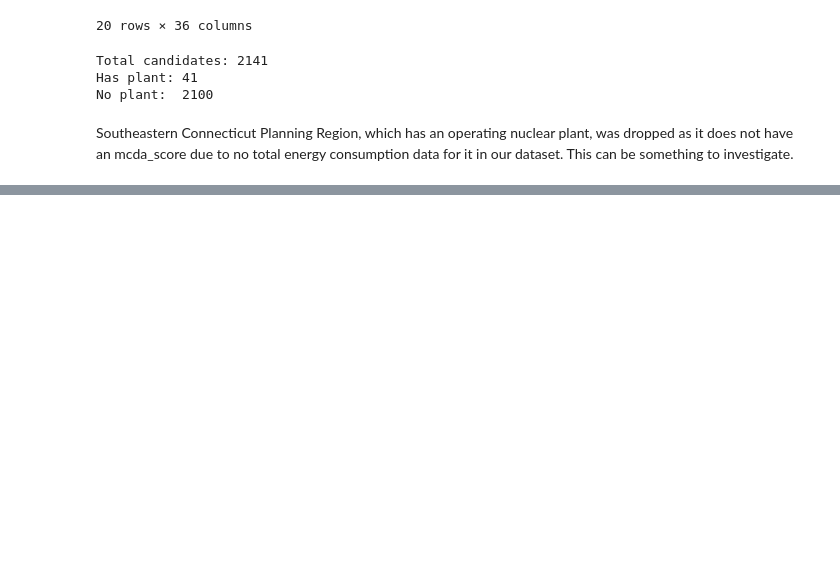
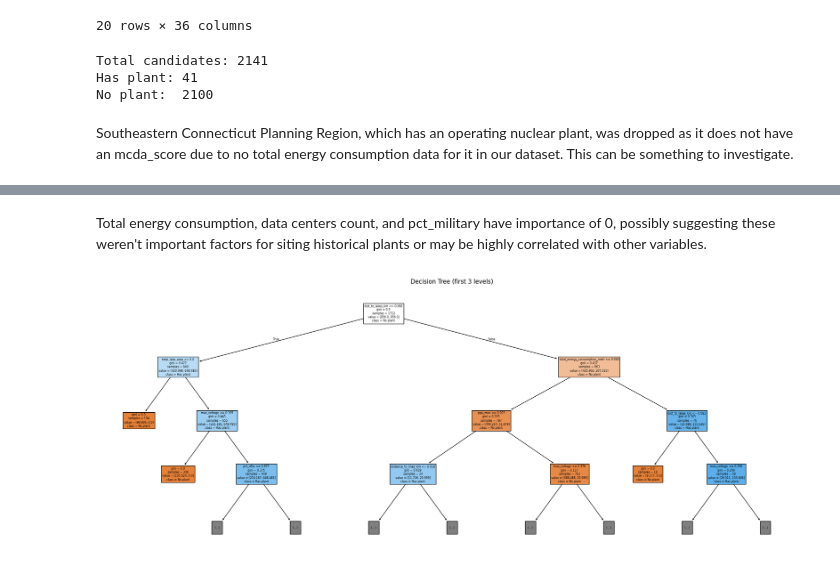
Before and after one commit to UIUC-DSC/team-nuclear-family, a Jupyter notebook: notebooks/validation.ipynb, the cells around one changed output, grey strips where cells are left out. Saved outputs shown, nothing was run; the diff lists cells and outputs as text; code cells hidden in the pictures; blank space fills up the shorter version.

```diff
--- a/notebooks/validation.ipynb
+++ b/notebooks/validation.ipynb
@@ -179,0 +185,4 @@ getting to validation soon
+# %%
+print(df[scored_features].isna().sum().sum())
+df = df.dropna(subset=scored_features)
+# Loving County was dropped - investigate
@@ -179,0 +270,17 @@ getting to validation soon
+# %% [markdown]
+Total energy consumption, data centers count, and pct_military have importance of 0, possibly suggesting these weren't important factors for siting historical plants or may be highly correlated with other variables.
+# %%
+# visualize the tree
+plt.figure(figsize=(20, 8))
+plot_tree(
+    best_tree.named_steps['tree'],
+    feature_names=scored_features,
+    class_names=['No plant', 'Has plant'],
+    filled=True,
+    max_depth=3
+)
+plt.title('Decision Tree (first 3 levels)')
+plt.tight_layout()
+plt.show()
+# %% [output]
+[figure, added]
```
Also changed, not shown: parts of 14 cells of this notebook.
